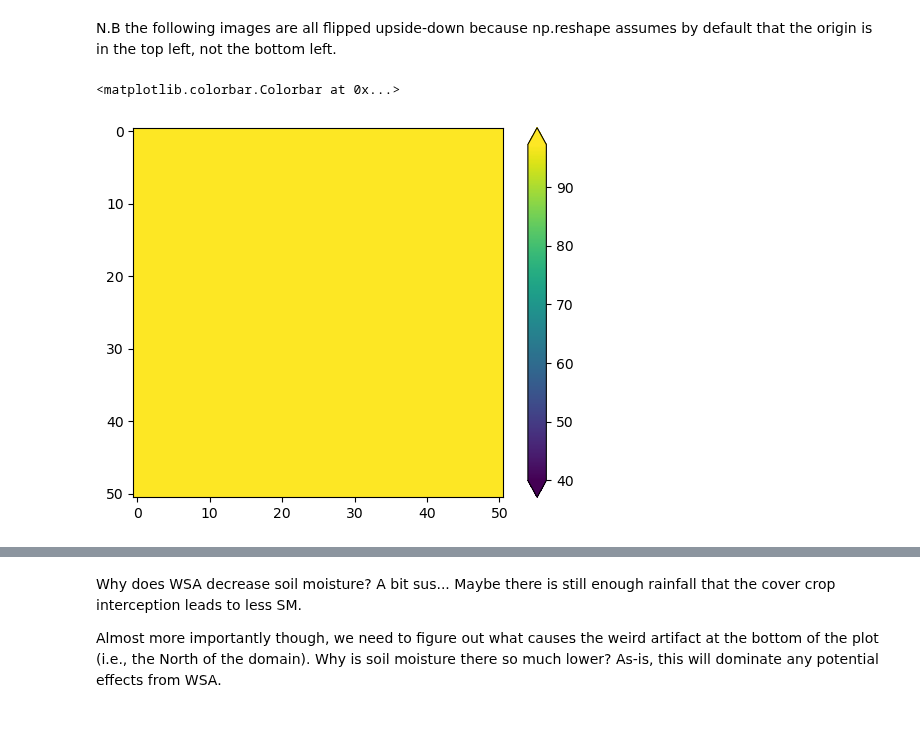
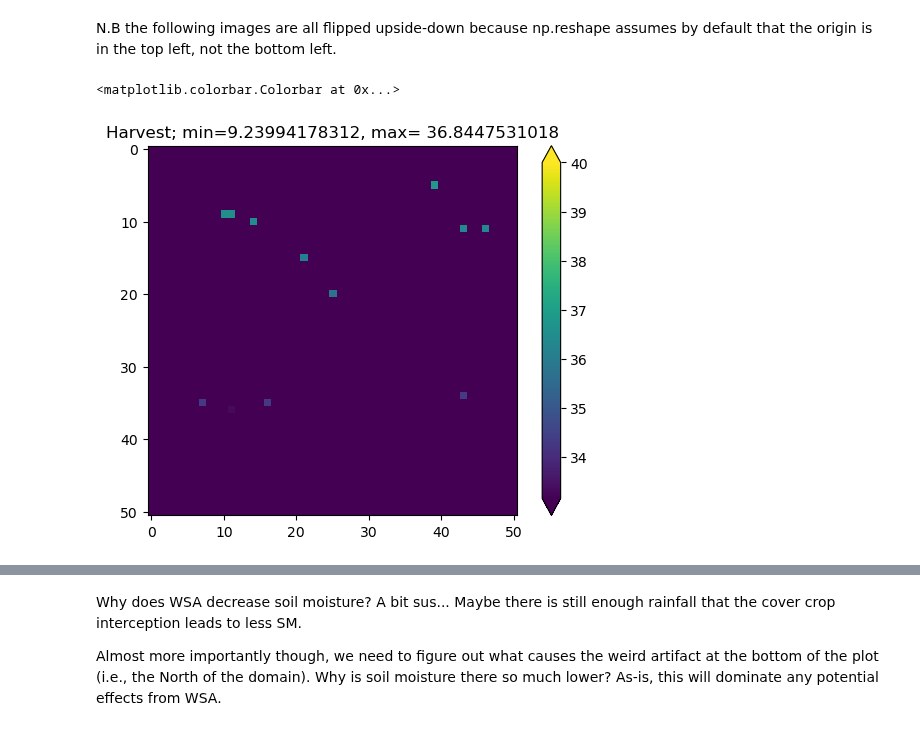
Before and after one commit to WylieMabel/TreesAndThat, a Jupyter notebook: LandLab_experiments/test_ecohydro_module.ipynb, the cells around one changed output, grey strips where cells are left out. Saved outputs shown, nothing was run; the diff lists cells and outputs as text; code cells hidden in the pictures.

Commit message:
Fix temperature read-in bugs, make weather drier, fix harvest outputting

```diff
--- a/LandLab_experiments/test_ecohydro_module.ipynb
+++ b/LandLab_experiments/test_ecohydro_module.ipynb
@@ -94,9 +92,13 @@ plt.imshow(WSA_array)
 N.B the following images are all flipped upside-down because np.reshape assumes by default that the origin is in the top left, not the bottom left.
 # %%
 plt.imshow(np.reshape(biomass_harvest, (51,51)), vmin=40)
+hmin = np.min(biomass_harvest)
+hmax = np.max(biomass_harvest)
+plt.title('Harvest; min='+str(hmin)+', max= ' + str(hmax))
+
 plt.colorbar(extend = 'both')
 # %% [output]
 <matplotlib.colorbar.Colorbar at 0x...>
-[figure, old version]
+[figure, new version]
 # %%
 plt.imshow(np.reshape(SM_canic_end, (51,51)))
```
Also changed, not shown: parts of 9 cells of this notebook, 1 other file.
